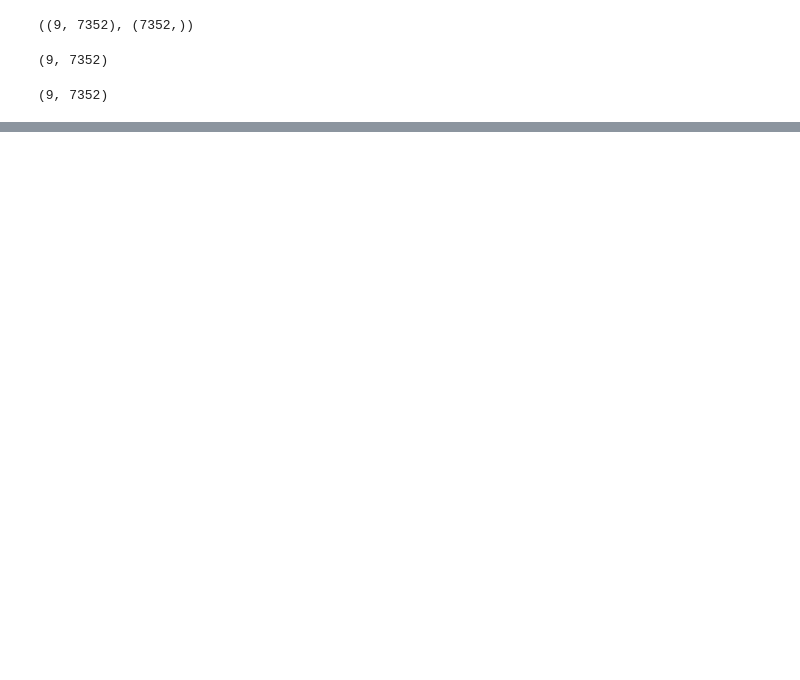
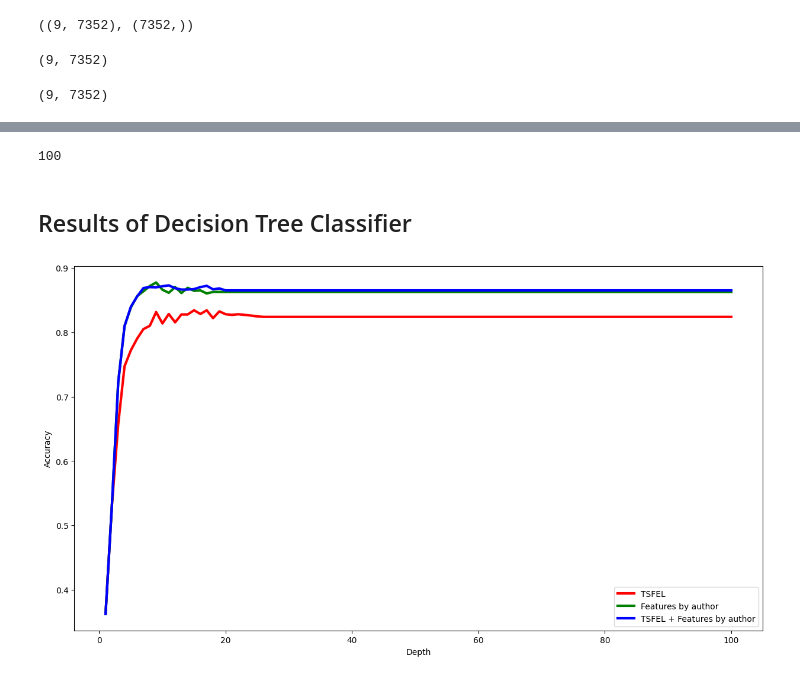
Before and after one commit to samarth2015/UCI-HAR_CNN_LSTM, a Jupyter notebook: ML_UCI_HAR.ipynb, the cells around one changed output, grey strips where cells are left out. Cells and saved outputs as stored; diff of their text form; code cells hidden in the pictures; blank space fills up the shorter version.

Commit message:
Added Decision Tree, Logistic and SVM

```diff
--- a/ML_UCI_HAR.ipynb
+++ b/ML_UCI_HAR.ipynb
@@ -282,0 +353,8 @@ X_train_custom.shape
+# %%
+accuracy_this = []
+for depth in range(1, 101):
+    model = DecisionTreeClassifier(random_state=45, max_depth=depth)
+    model.fit(X_train_original, labels)
+    y_pred = model.predict(X_test_original)
+    accuracy = accuracy_score(labels_test, y_pred)
+    accuracy_this.append(accuracy)
@@ -282,0 +365,2 @@ X_train_custom.shape
+# %%
+accuracies_with_depth.append(accuracy_this)
@@ -282,0 +369,14 @@ X_train_custom.shape
+# %%
+accuracy_this = []
+for depth in range(1, 101):
+    model = DecisionTreeClassifier(random_state=45, max_depth=depth)
+    model.fit(X_train_custom_final, labels)
+    y_pred = model.predict(X_test_custom_final)
+    accuracy = accuracy_score(labels_test, y_pred)
+    accuracy_this.append(accuracy)
+# %%
+len(accuracy_this)
+# %% [output]
+100
+# %%
+accuracies_with_depth.append(accuracy_this)
@@ -282,0 +392,13 @@ X_train_custom.shape
+# %% [markdown]
+## Results of Decision Tree Classifier
+# %%
+fig= plt.figure(figsize=(15, 8))
+plt.plot(range(1, 101), accuracies_with_depth[0], label='TSFEL', color='red', linewidth=3)
+plt.plot(range(1, 101), accuracies_with_depth[1], label='Features by author', color='green', linewidth=3)
+plt.plot(range(1, 101), accuracies_with_depth[2], label='TSFEL + Features by author', color='blue', linewidth=3)
+plt.xlabel('Depth')
+plt.ylabel('Accuracy')
+plt.legend()
+plt.show()
+# %% [output]
+[figure, added]
```
Also changed, not shown: parts of 46 cells of this notebook.
